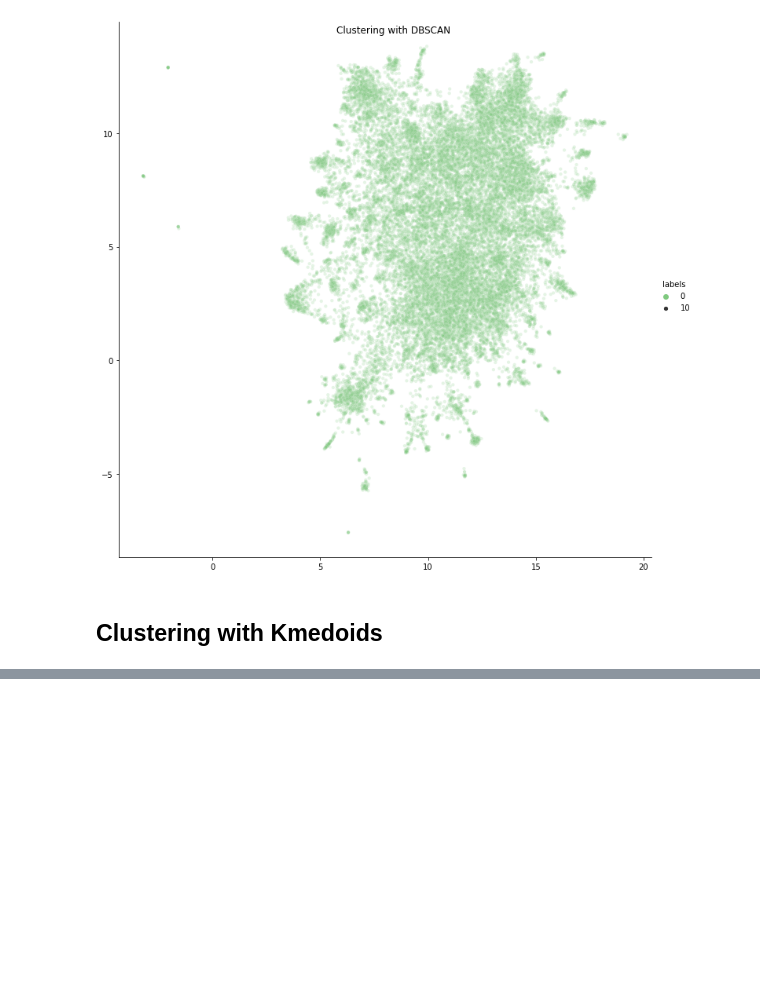
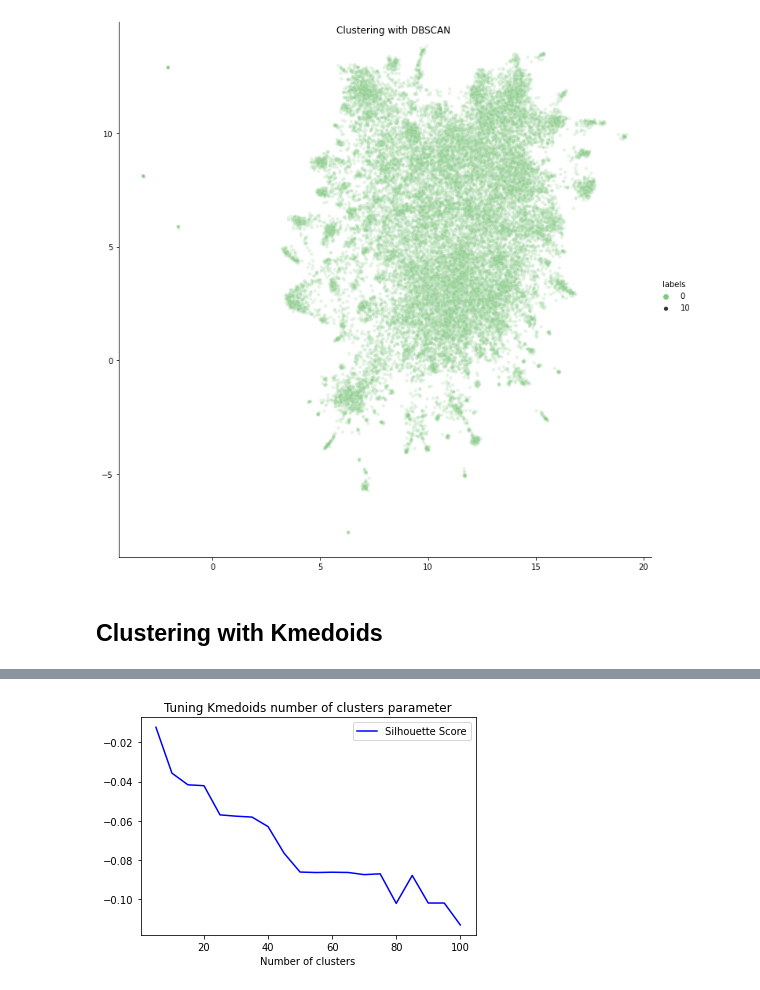
Before and after one commit to isaschm/topic-models-and-word-embeddings, a Jupyter notebook: text_embeddings.ipynb, the cells around one changed output, grey strips where cells are left out. Drawn from its saved outputs; the diff is of its cells as text; code cells hidden in the pictures; blank space fills up the shorter version.

```diff
--- a/text_embeddings.ipynb
+++ b/text_embeddings.ipynb
@@ -314,0 +351,8 @@ Text(0.5, 0.98, 'Clustering with DBSCAN')
+# %%
+plt.plot(list(kmedoids_slc_svd.keys()), list(kmedoids_slc_svd.values()), color="blue", label="Silhouette Score")
+plt.title("Tuning Kmedoids number of clusters parameter")
+plt.xlabel("Number of clusters")
+plt.legend(loc="upper right")
+plt.show()
+# %% [output]
+[figure, added]
```
Also changed, not shown: parts of 22 cells of this notebook.
